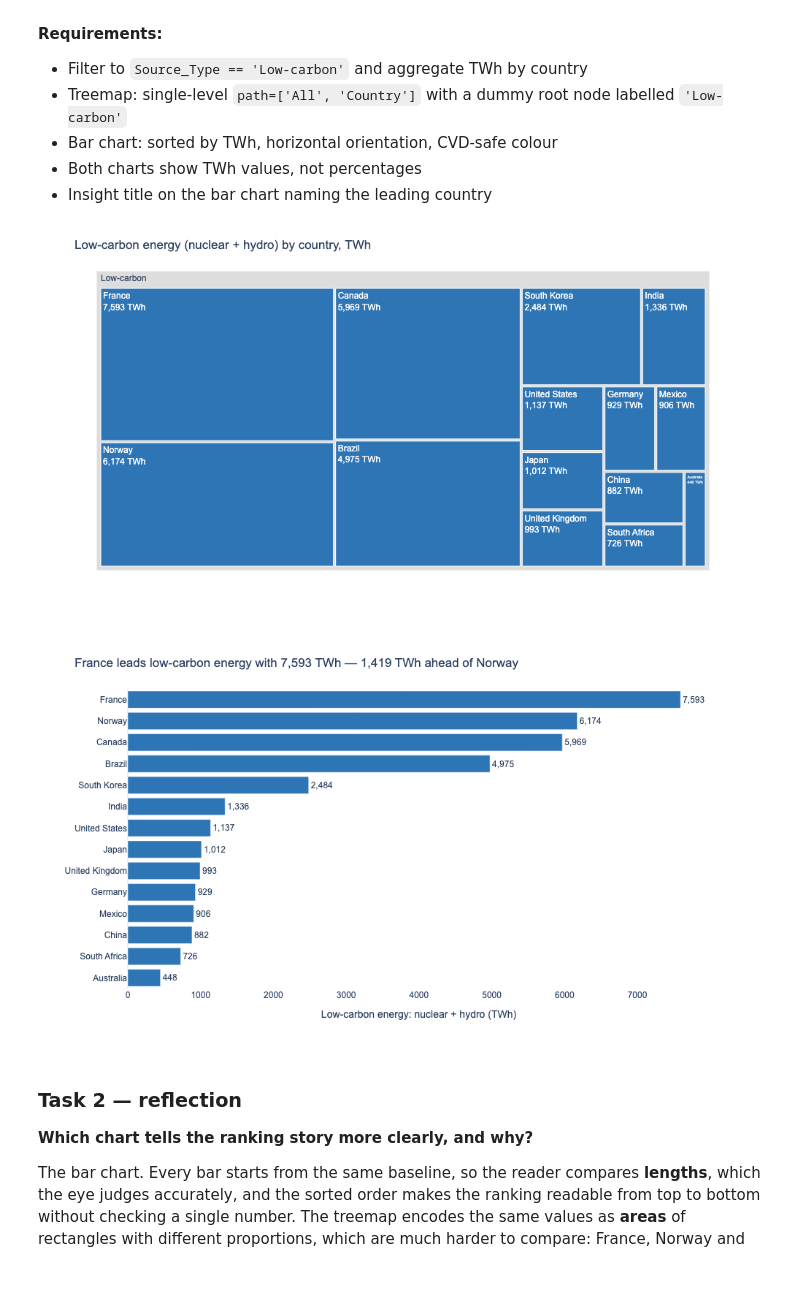
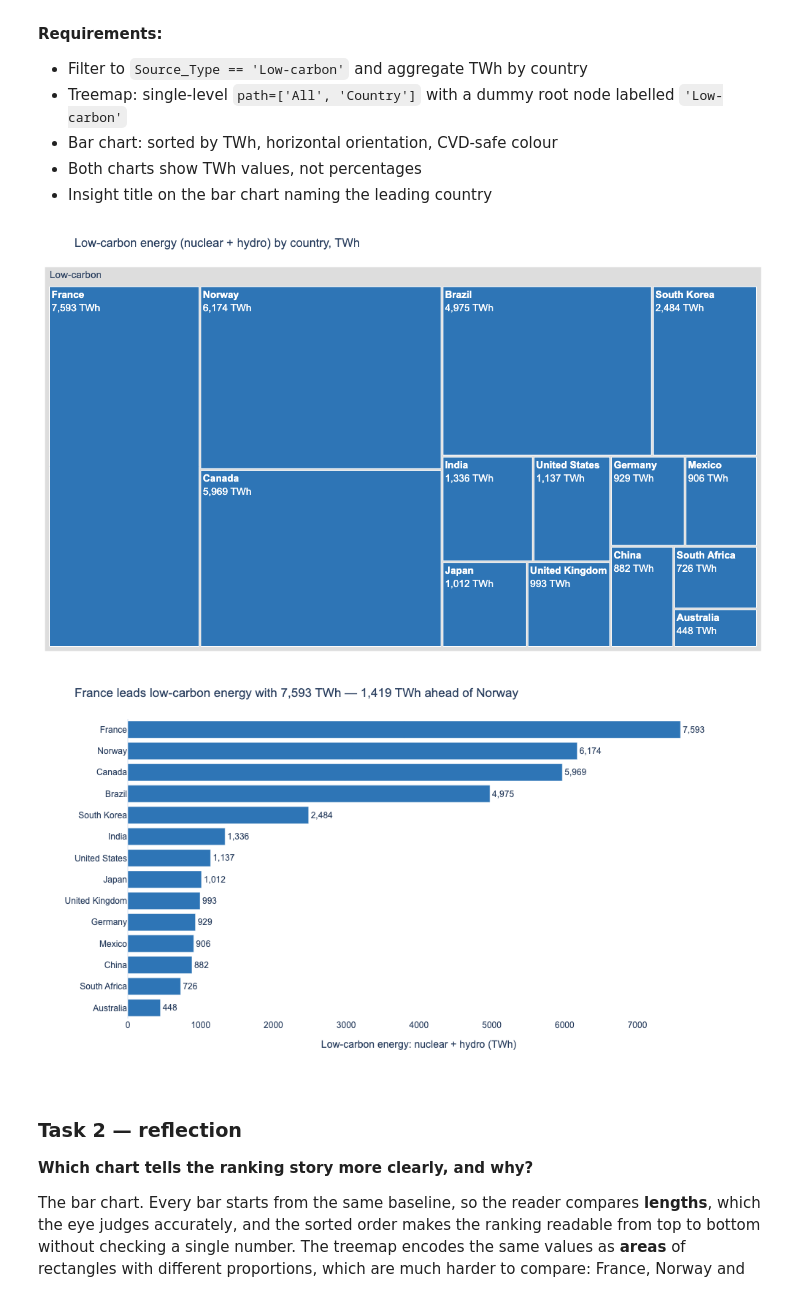
Before and after one commit to ogogorod/dataviz-exercises-rublevskii, a Jupyter notebook: week07/lecture07_exercise.ipynb, the cells around one changed output. Drawn from its saved outputs; the diff is of its cells as text; code cells hidden in the pictures.

Commit message:
Fix low-carbon treemap labels

```diff
--- a/week07/lecture07_exercise.ipynb
+++ b/week07/lecture07_exercise.ipynb
@@ -148,47 +148,51 @@ fig = px.treemap(
     path=['All', 'Country'],
     values='TWh',
     color_discrete_sequence=[BLUE],
-    height=550, width=1000,
+    height=650, width=1100,
     template='plotly_white',
 )
 fig.update_traces(
     root_color='#DDDDDD',                                   # grey root node
     marker_colors=['#DDDDDD' if p == '' else BLUE for p in fig.data[0].parents],
-    texttemplate='%{label}<br>%{value:,.0f} TWh',           # TWh values, no percentages
+    texttemplate='<b>%{label}</b><br>%{value:,.0f} TWh',    # TWh values, no percentages
+    textfont=dict(size=15),
+    tiling=dict(packing='binary', pad=3),                   # binary packing avoids thin slivers, so every label fits
     hovertemplate='<b>%{label}</b><br>%{value:,.0f} TWh<extra></extra>',
 )
 fig.update_layout(
     title='Low-carbon energy (nuclear + hydro) by country, TWh',
-    font=dict(family='Arial', size=12),
+    font=dict(family='Arial', size=13),
+    uniformtext=dict(minsize=11, mode='show'),              # never shrink labels below a readable size
+    margin=dict(t=60, l=10, r=10, b=10),
 )
 fig.show()
 
 # ── Chart B: horizontal bar, sorted ───────────────────────────────────────────
 fig = px.bar(
     low_carbon,
     x='TWh', y='Country',
     orientation='h',
     text='TWh',
     color_discrete_sequence=[BLUE],
     category_orders={'Country': low_carbon['Country'].tolist()},   # largest at the top
     labels={'TWh': 'Low-carbon energy: nuclear + hydro (TWh)'},
     height=550, width=1000,
     template='plotly_white',
 )
 fig.update_traces(
     texttemplate='%{x:,.0f}', textposition='outside', cliponaxis=False,
     hovertemplate='<b>%{y}</b><br>%{x:,.0f} TWh<extra></extra>',
 )
 fig.update_layout(
     title=(f"{leader['Country']} leads low-carbon energy with {leader['TWh']:,.0f} TWh — "
            f"{leader['TWh'] - runner_up['TWh']:,.0f} TWh ahead of {runner_up['Country']}"),
     font=dict(family='Arial', size=12),
     yaxis=dict(title=''),
     xaxis=dict(showgrid=False),
 )
 fig.show()
 # %% [output]
-[figure, old version]
+[figure, new version]
 [figure]
 # %% [markdown]
 ### Task 2 — reflection
```
